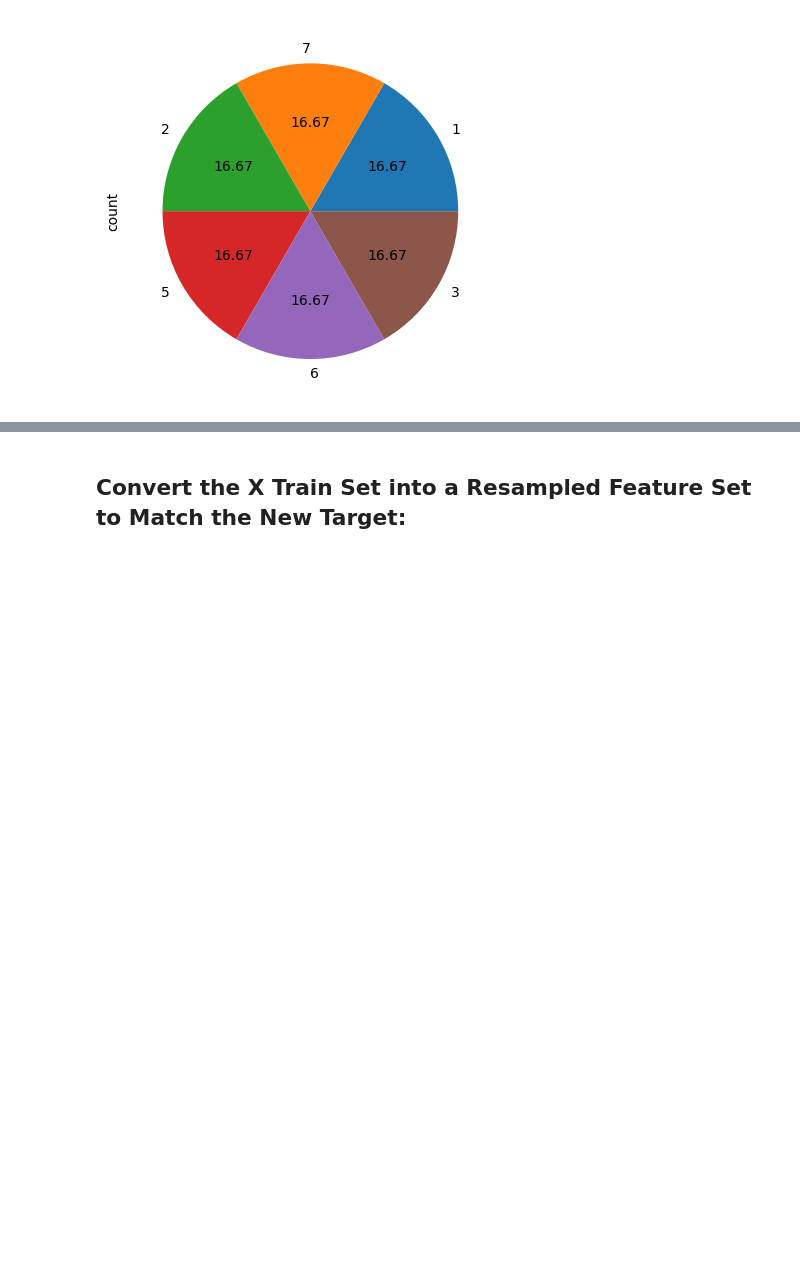
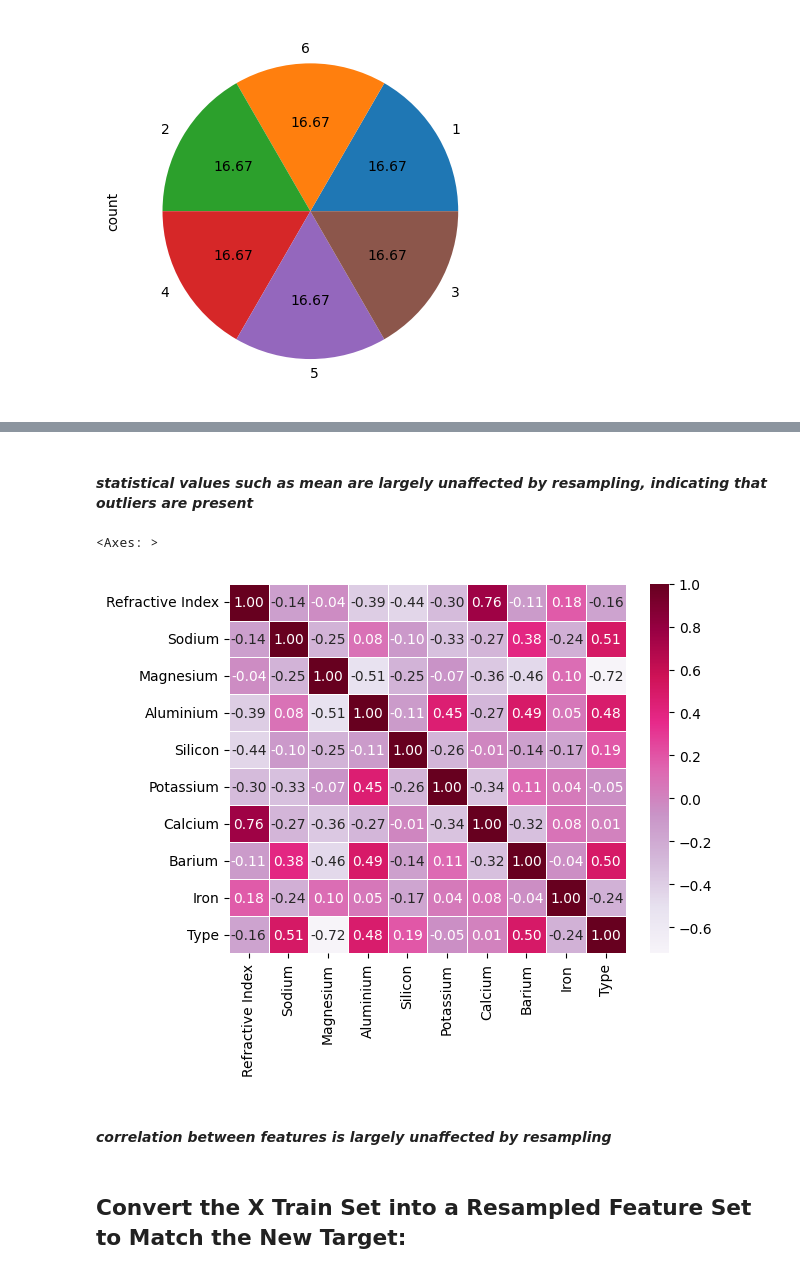
Before and after one commit to MatthewHealy02/AI-Programming-Assessments, a Jupyter notebook: Prog AI CA2 sba24213.ipynb, the cells around one changed output, grey strips where cells are left out. Cells and saved outputs as stored; diff of their text form; code cells hidden in the pictures; blank space fills up the shorter version.

```diff
--- a/Prog AI CA2 sba24213.ipynb
+++ b/Prog AI CA2 sba24213.ipynb
@@ -775,10 +945,13 @@ y_test25
 # %%
-# {RandomOverSampler()} object is instantiated to the variable {ros},
-# parameter {sampling_strategy} is set to {'not majority'} in order
-# to resample the values with a lower representation than the majority
-# class until the entire column is balanced;
+# various sampling strategies are used and evaluated by instantiating
+# {RandomUnderSampler(), RandomOverSampler(), and SMOTE()} sampler objects
+# from the imblearn library;
+
+rus = RandomUnderSampler(sampling_strategy = 'not minority')
 
 ros = RandomOverSampler(sampling_strategy = 'not majority')
+
+smote = SMOTE(random_state = 42)
 
 # a dataset for resampling purposes is created by concatenating the {X} and {y} train
 # sets;
@@ -786,10 +959,9 @@ ros = RandomOverSampler(sampling_strategy = 'not majority')
 resample = pd.concat([X_train75, y_train75],
                      axis = 1)
 
-# {X} and {y} are then fit to the {RandomOverSampler()} object {ros} and the newly
-# resampled target and features are instantiated to variables {X} and {y};
+# {X} and {y} are then fit to the {SMOTE()} object {smote}
 
-X, y = ros.fit_resample(resample.drop(columns = ['Type']), resample['Type'])
+X, y = smote.fit_resample(resample.drop(columns = ['Type']), resample['Type'])
 
 # a new {resample} dataset is created by concatenation {X} and {y}...
 
@@ -807,2 +1023,24 @@ _the distribution for the target train set is now more evenly balaced._
+# %% [markdown]
+#### _statistical values such as mean are largely unaffected by resampling, indicating that outliers are present_
+# %%
+# a correlation matrix is instantiated to variable {correlation_matrix} using
+# pandas method {df.[targets]corr()}
+
+correlation_matrix = resample.corr()
+
+correlation_matrix
+
+# which is then displayed using seaborn method {heatmap()};
+
+sns.heatmap(correlation_matrix,
+            annot = True,
+            cmap = 'PuRd',
+            fmt = '.2f',
+            linewidths = 0.5)
+# %% [output]
+<Axes: >
+[figure, added]
+# %% [markdown]
+#### _correlation between features is largely unaffected by resampling_
 # %% [markdown]
 ## Convert the X Train Set into a Resampled Feature Set to Match the New Target:
```
Also changed, not shown: parts of 49 cells of this notebook.
